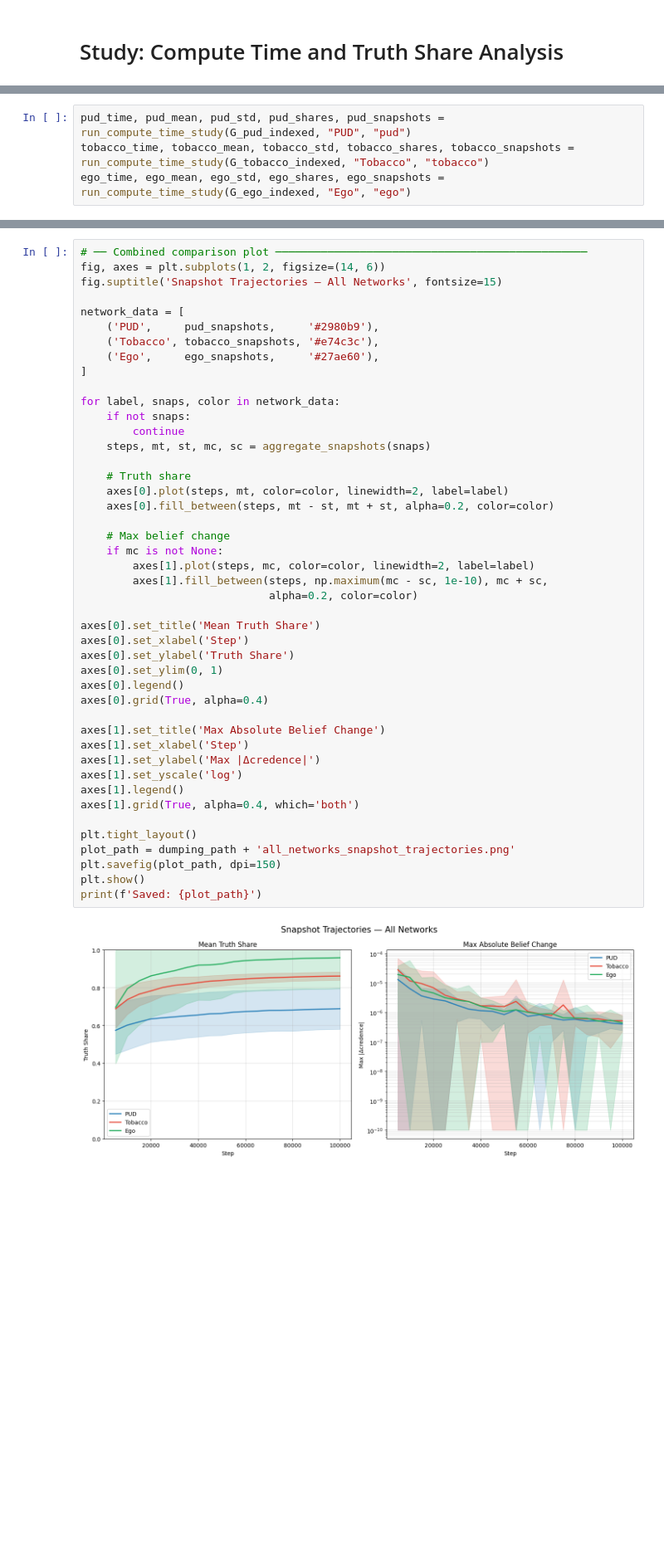
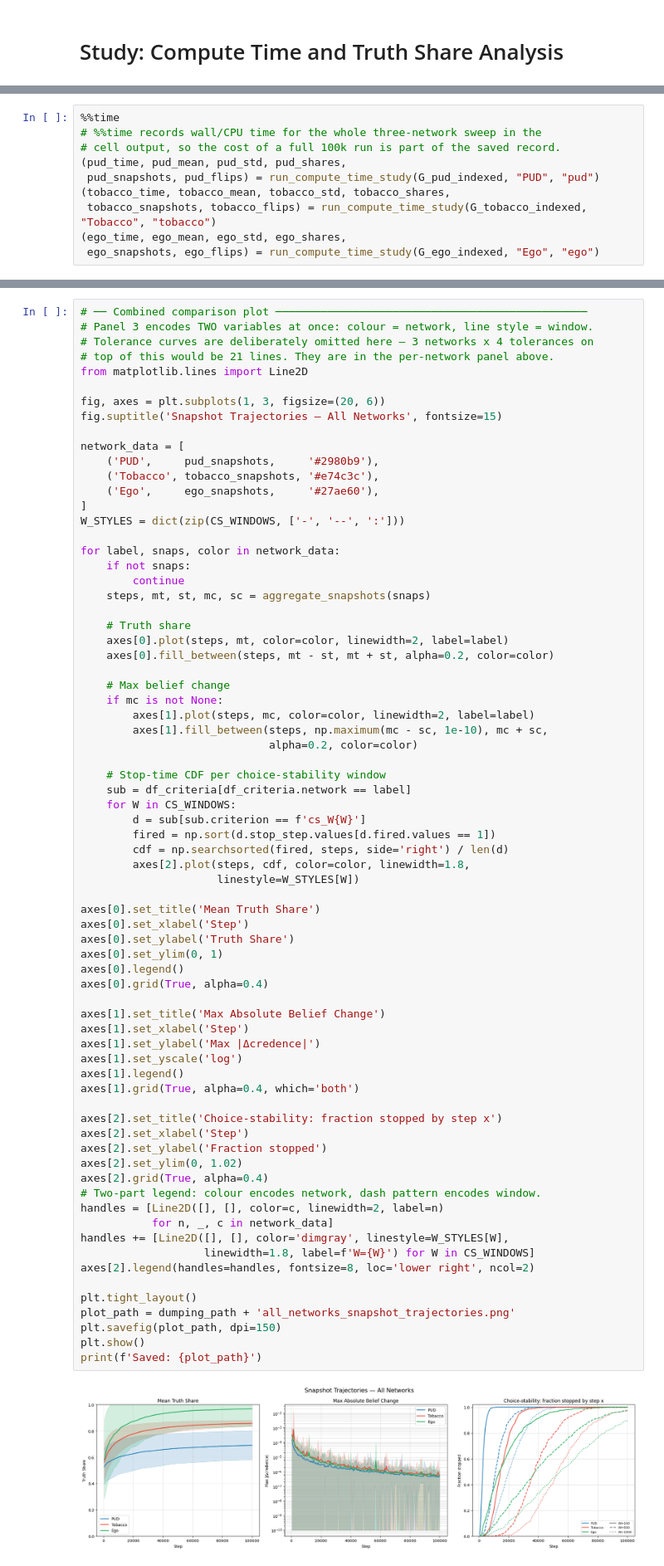
Before and after one commit to IgnacioOQ/e_network_inequality, a Jupyter notebook: model/convergence_analysis/stopping_condition/A_100k_Stopping_Study.ipynb, the cells around one changed output, grey strips where cells are left out. Shown at 83% size. Cells and saved outputs as stored; diff of their text form; blank space fills up the shorter version.

```diff
--- a/model/convergence_analysis/stopping_condition/A_100k_Stopping_Study.ipynb
+++ b/model/convergence_analysis/stopping_condition/A_100k_Stopping_Study.ipynb
@@ -207,6 +220,12 @@ def run_compute_time_study(network, network_label, output_prefix):
 # %%
-pud_time, pud_mean, pud_std, pud_shares, pud_snapshots = run_compute_time_study(G_pud_indexed, "PUD", "pud")
-tobacco_time, tobacco_mean, tobacco_std, tobacco_shares, tobacco_snapshots = run_compute_time_study(G_tobacco_indexed, "Tobacco", "tobacco")
-ego_time, ego_mean, ego_std, ego_shares, ego_snapshots = run_compute_time_study(G_ego_indexed, "Ego", "ego")
+%%time
+# %%time records wall/CPU time for the whole three-network sweep in the
+# cell output, so the cost of a full 100k run is part of the saved record.
+(pud_time, pud_mean, pud_std, pud_shares,
+ pud_snapshots, pud_flips) = run_compute_time_study(G_pud_indexed, "PUD", "pud")
+(tobacco_time, tobacco_mean, tobacco_std, tobacco_shares,
+ tobacco_snapshots, tobacco_flips) = run_compute_time_study(G_tobacco_indexed, "Tobacco", "tobacco")
+(ego_time, ego_mean, ego_std, ego_shares,
+ ego_snapshots, ego_flips) = run_compute_time_study(G_ego_indexed, "Ego", "ego")
 # %% [output]
 === Compute Time Study: PUD Network ===
@@ -337,7 +560,12 @@ Saved: /content/drive/My Drive/Colab Projects/Data Driven ABMs/Data Sets/stop_co
 Saved: /content/drive/My Drive/Colab Projects/Data Driven ABMs/Data Sets/stop_condition_study/ego_snapshot_trajectories.png
 # %%
 # ── Combined comparison plot ────────────────────────────────────────────────
-fig, axes = plt.subplots(1, 2, figsize=(14, 6))
+# Panel 3 encodes TWO variables at once: colour = network, line style = window.
+# Tolerance curves are deliberately omitted here — 3 networks x 4 tolerances on
+# top of this would be 21 lines. They are in the per-network panel above.
+from matplotlib.lines import Line2D
+
+fig, axes = plt.subplots(1, 3, figsize=(20, 6))
 fig.suptitle('Snapshot Trajectories — All Networks', fontsize=15)
 
 network_data = [
@@ -345,6 +573,7 @@ network_data = [
     ('Tobacco', tobacco_snapshots, '#e74c3c'),
     ('Ego',     ego_snapshots,     '#27ae60'),
 ]
+W_STYLES = dict(zip(CS_WINDOWS, ['-', '--', ':']))
 
 for label, snaps, color in network_data:
     if not snaps:
@@ -354,34 +583,55 @@ for label, snaps, color in network_data:
     # Truth share
     axes[0].plot(steps, mt, color=color, linewidth=2, label=label)
     axes[0].fill_between(steps, mt - st, mt + st, alpha=0.2, color=color)
 
     # Max belief change
     if mc is not None:
         axes[1].plot(steps, mc, color=color, linewidth=2, label=label)
         axes[1].fill_between(steps, np.maximum(mc - sc, 1e-10), mc + sc,
                              alpha=0.2, color=color)
 
+    # Stop-time CDF per choice-stability window
+    sub = df_criteria[df_criteria.network == label]
+    for W in CS_WINDOWS:
+        d = sub[sub.criterion == f'cs_W{W}']
+        fired = np.sort(d.stop_step.values[d.fired.values == 1])
+        cdf = np.searchsorted(fired, steps, side='right') / len(d)
+        axes[2].plot(steps, cdf, color=color, linewidth=1.8,
+                     linestyle=W_STYLES[W])
+
 axes[0].set_title('Mean Truth Share')
 axes[0].set_xlabel('Step')
 axes[0].set_ylabel('Truth Share')
 axes[0].set_ylim(0, 1)
 axes[0].legend()
 axes[0].grid(True, alpha=0.4)
 
 axes[1].set_title('Max Absolute Belief Change')
 axes[1].set_xlabel('Step')
 axes[1].set_ylabel('Max |Δcredence|')
 axes[1].set_yscale('log')
 axes[1].legend()
 axes[1].grid(True, alpha=0.4, which='both')
 
+axes[2].set_title('Choice-stability: fraction stopped by step x')
+axes[2].set_xlabel('Step')
+axes[2].set_ylabel('Fraction stopped')
+axes[2].set_ylim(0, 1.02)
+axes[2].grid(True, alpha=0.4)
+# Two-part legend: colour encodes network, dash pattern encodes window.
+handles = [Line2D([], [], color=c, linewidth=2, label=n)
+           for n, _, c in network_data]
+handles += [Line2D([], [], color='dimgray', linestyle=W_STYLES[W],
+                   linewidth=1.8, label=f'W={W}') for W in CS_WINDOWS]
+axes[2].legend(handles=handles, fontsize=8, loc='lower right', ncol=2)
+
 plt.tight_layout()
 plot_path = dumping_path + 'all_networks_snapshot_trajectories.png'
 plt.savefig(plot_path, dpi=150)
 plt.show()
 print(f'Saved: {plot_path}')
 # %% [output]
-[figure, old version]
+[figure, new version]
 Saved: /content/drive/My Drive/Colab Projects/Data Driven ABMs/Data Sets/stop_condition_study/all_networks_snapshot_trajectories.png
 # %% [markdown]
 ## Disconnect from Runtime
```
Also changed, not shown: parts of 12 cells of this notebook, 2 other files.
